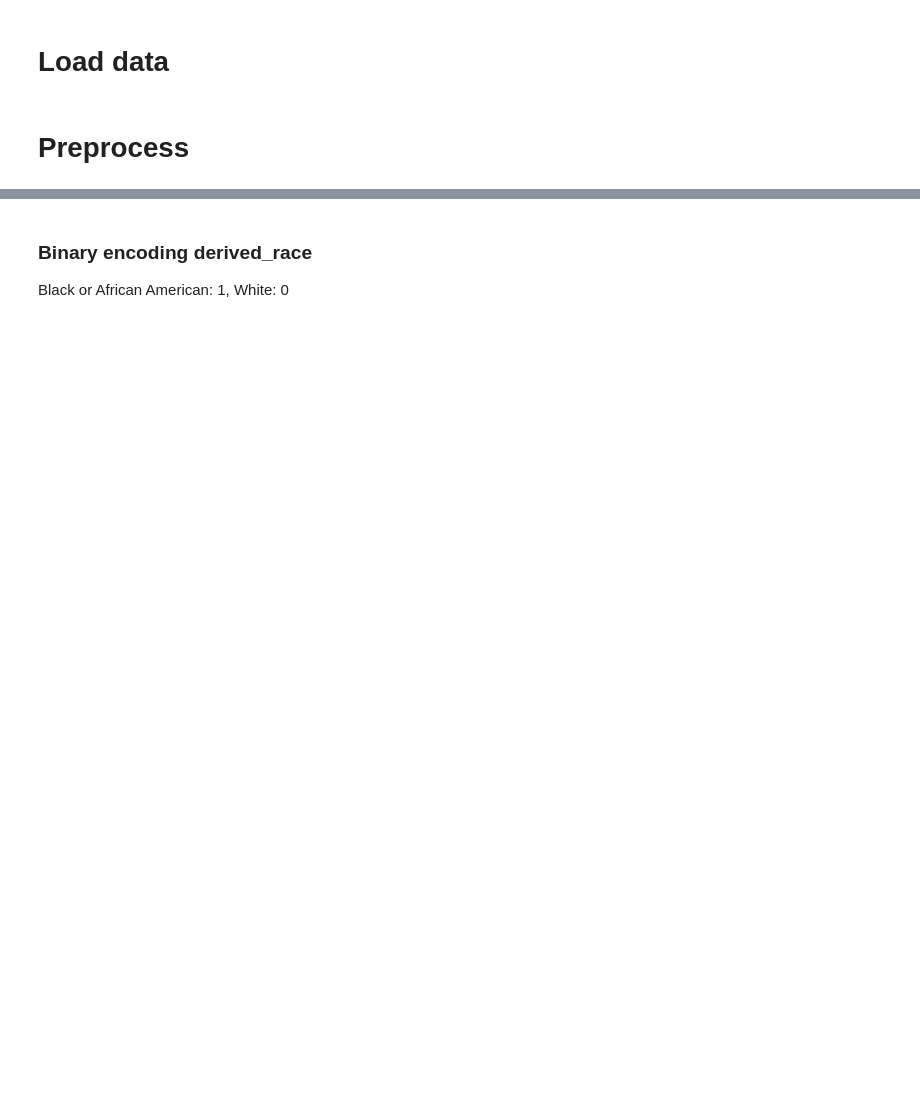
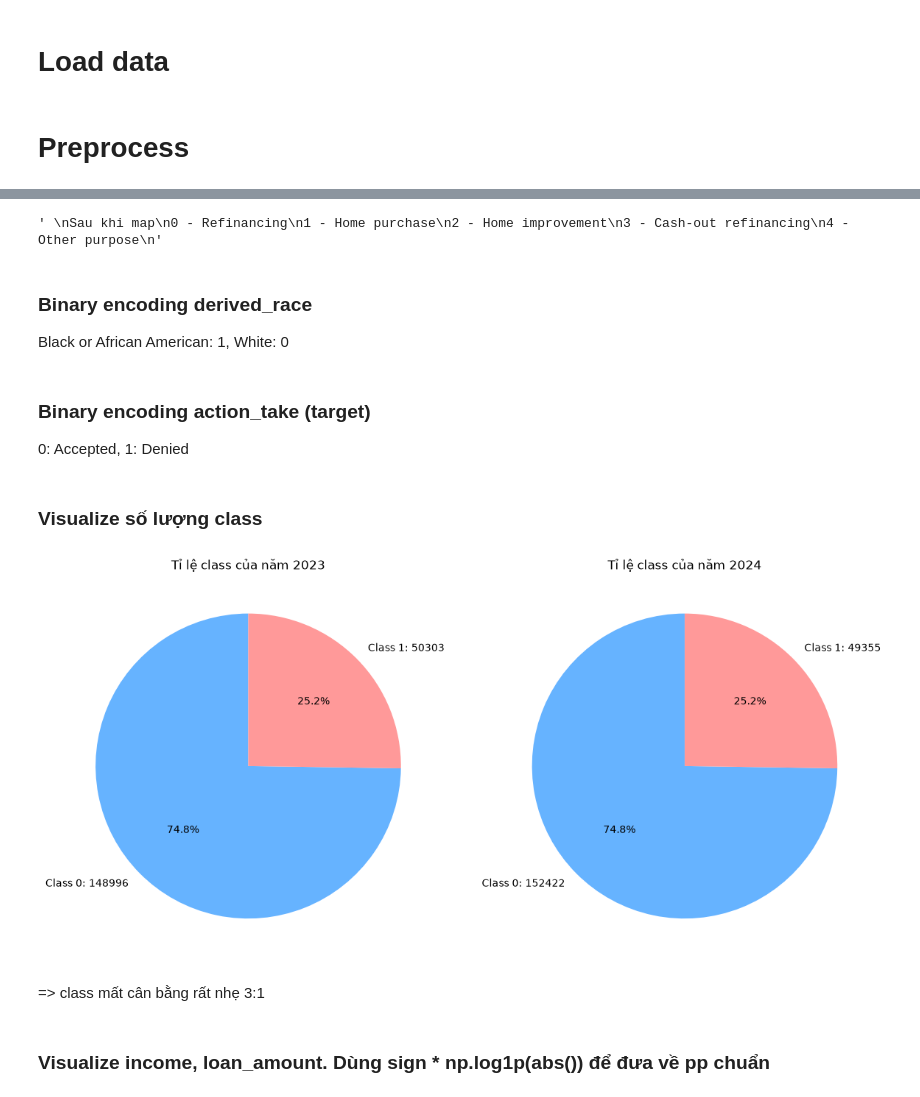
Before and after one commit to DAP391m-Group12/DAP391m, a Jupyter notebook: notebooks/01_eda.ipynb, the cells around one changed output, grey strips where cells are left out. Cells and saved outputs as stored; diff of their text form; code cells hidden in the pictures; blank space fills up the shorter version.

```diff
--- a/notebooks/01_eda.ipynb
+++ b/notebooks/01_eda.ipynb
@@ -33,3 +37,29 @@ df_2024 = df_2024[cols].dropna(subset=cols)
+# %%
+df_2023["loan_purpose"] = df_2023["loan_purpose"].map({
+    1: 1,
+    2: 2,
+    31: 0,
+    32: 3,
+    4: 4,
+})
+
+df_2024["loan_purpose"] = df_2024["loan_purpose"].map({
+    1: 1,
+    2: 2,
+    31: 0,
+    32: 3,
+    4: 4
+})
+"""
+Sau khi map
+0 - Refinancing
+1 - Home purchase
+2 - Home improvement
+3 - Cash-out refinancing
+4 - Other purpose
+"""
+# %% [output]
+' \nSau khi map\n0 - Refinancing\n1 - Home purchase\n2 - Home improvement\n3 - Cash-out refinancing\n4 - Other purpose\n'
 # %% [markdown]
 ### Binary encoding derived_race
 Black or African American: 1,
@@ -50,3 +74,6 @@ df_2024['derived_race'] = df_2024['derived_race'].map({
+# %% [markdown]
+### Binary encoding action_take (target)
+0: Accepted, 1: Denied
 # %%
 df_2023 = df_2023[df_2023["action_taken"].isin([1, 2, 3])]
 df_2024 = df_2024[df_2024["action_taken"].isin([1, 2, 3])]
@@ -61,3 +88,37 @@ df_2024["action_taken"] = df_2024["action_taken"].map({
     2: 0,  # Accepted
     3: 1   # Denied
 })
+# %% [markdown]
+### Visualize số lượng class
+# %%
+counts_2023 = df_2023["action_taken"].value_counts()
+counts_2024 = df_2024["action_taken"].value_counts()
+fig, axes = plt.subplots(1, 2, figsize=(12, 6))
+
+axes[0].pie(
+    counts_2023.values,
+    labels=[f"Class {counts_2023.index[0]}: {counts_2023[0]}", f"Class {counts_2023.index[1]}: {counts_2023[1]}"],
+    autopct='%1.1f%%',
+    startangle=90,
+    colors=['#66b3ff', '#ff9999'], # Xanh cho 0, Đỏ/Hồng cho 1 (tùy bạn chọn)
+)
+axes[0].set_title("Tỉ lệ class của năm 2023")
+
+
+axes[1].pie(
+    counts_2023.values,
+    labels=[f"Class {counts_2024.index[0]}: {counts_2024[0]}", f"Class {counts_2024.index[1]}: {counts_2024[1]}"],
+    autopct='%1.1f%%',
+    startangle=90,
+    colors=['#66b3ff', '#ff9999'], # Xanh cho 0, Đỏ/Hồng cho 1 (tùy bạn chọn)
+)
+axes[1].set_title("Tỉ lệ class của năm 2024")
+
+plt.tight_layout()
+plt.show()
+# %% [output]
+[figure, added]
+# %% [markdown]
+=> class mất cân bằng rất nhẹ 3:1
+# %% [markdown]
+### Visualize income, loan_amount. Dùng sign * np.log1p(abs()) để đưa về pp chuẩn
```
Also changed, not shown: parts of 16 cells of this notebook, 16 other files.
